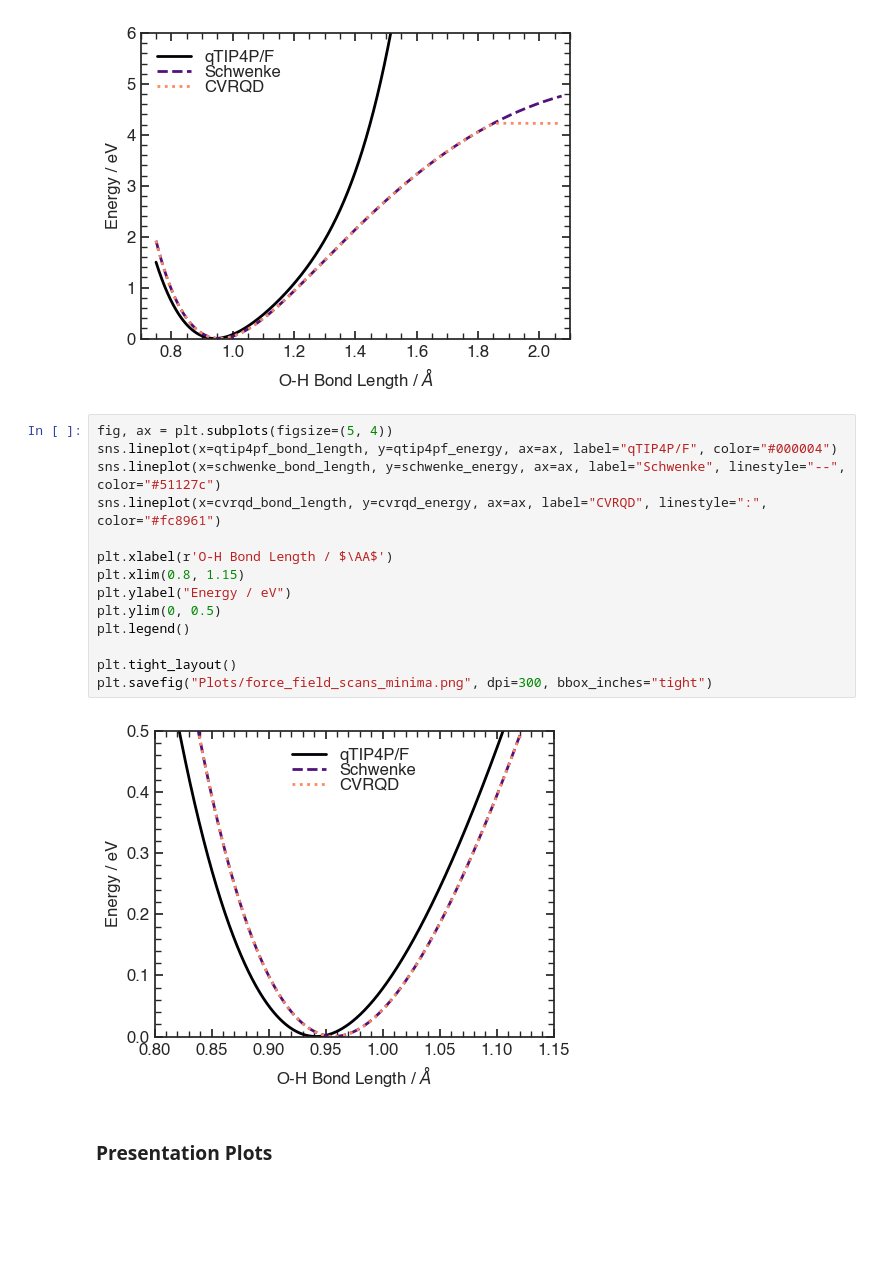
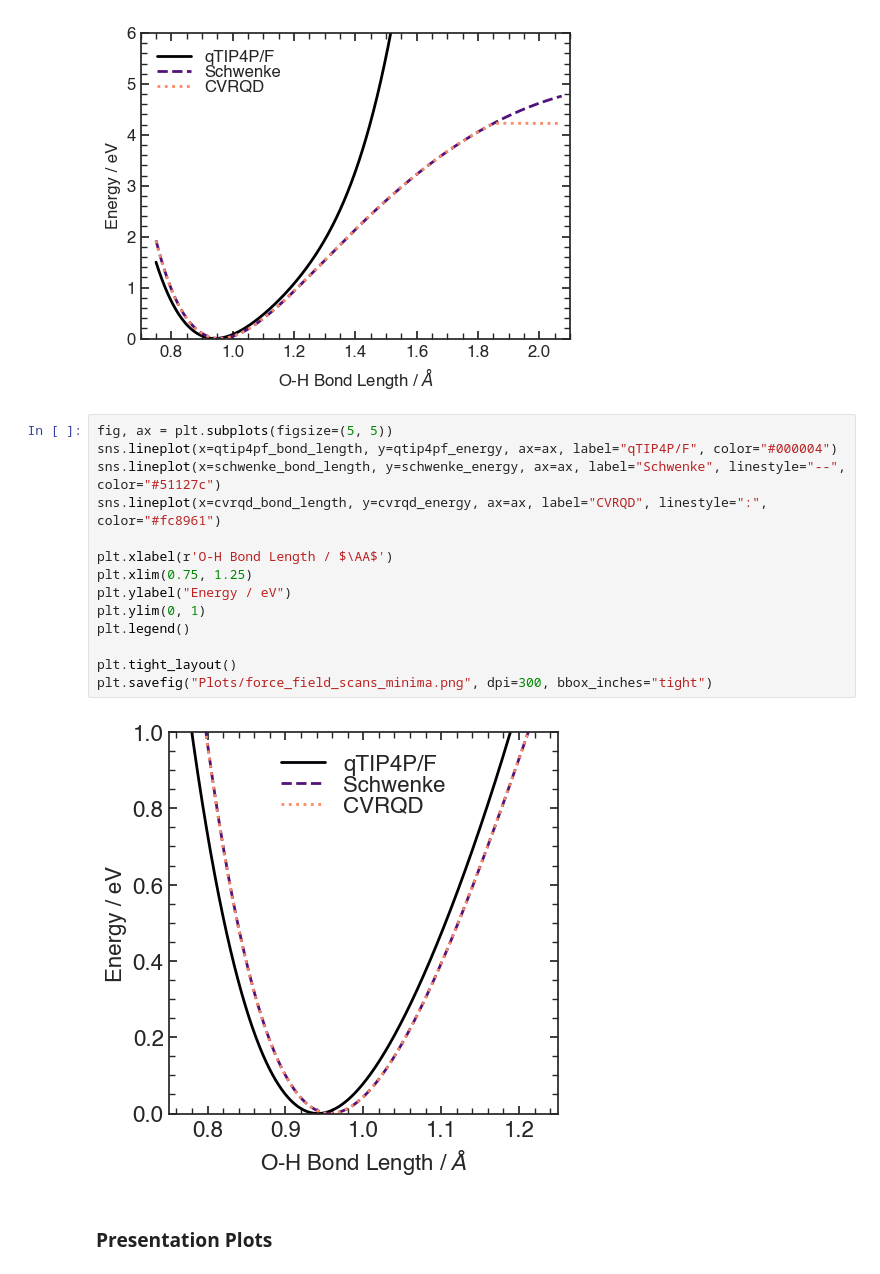
Before and after one commit to mbarnfield63/MSci_Project, a Jupyter notebook: ABIN/testing_rOH_vs_Energy.ipynb, the cells around one changed output. Cells and saved outputs as stored; diff of their text form; blank space fills up the shorter version.

Commit message:
Updated titles and some plots

```diff
--- a/ABIN/testing_rOH_vs_Energy.ipynb
+++ b/ABIN/testing_rOH_vs_Energy.ipynb
@@ -81,21 +81,21 @@ plt.savefig("Plots/force_field_scans_full.png", dpi=300, bbox_inches="tight")
 # %% [output]
 [figure]
 # %%
-fig, ax = plt.subplots(figsize=(5, 4))
+fig, ax = plt.subplots(figsize=(5, 5))
 sns.lineplot(x=qtip4pf_bond_length, y=qtip4pf_energy, ax=ax, label="qTIP4P/F", color="#000004")
 sns.lineplot(x=schwenke_bond_length, y=schwenke_energy, ax=ax, label="Schwenke", linestyle="--", color="#51127c")
 sns.lineplot(x=cvrqd_bond_length, y=cvrqd_energy, ax=ax, label="CVRQD", linestyle=":", color="#fc8961")
 
 plt.xlabel(r'O-H Bond Length / $\AA$')
-plt.xlim(0.8, 1.15)
+plt.xlim(0.75, 1.25)
 plt.ylabel("Energy / eV")
-plt.ylim(0, 0.5)
+plt.ylim(0, 1)
 plt.legend()
 
 plt.tight_layout()
 plt.savefig("Plots/force_field_scans_minima.png", dpi=300, bbox_inches="tight")
 # %% [output]
-[figure, old version]
+[figure, new version]
 # %% [markdown]
 ### Presentation Plots
 # %%
```
Also changed, not shown: parts of 3 cells of this notebook.
